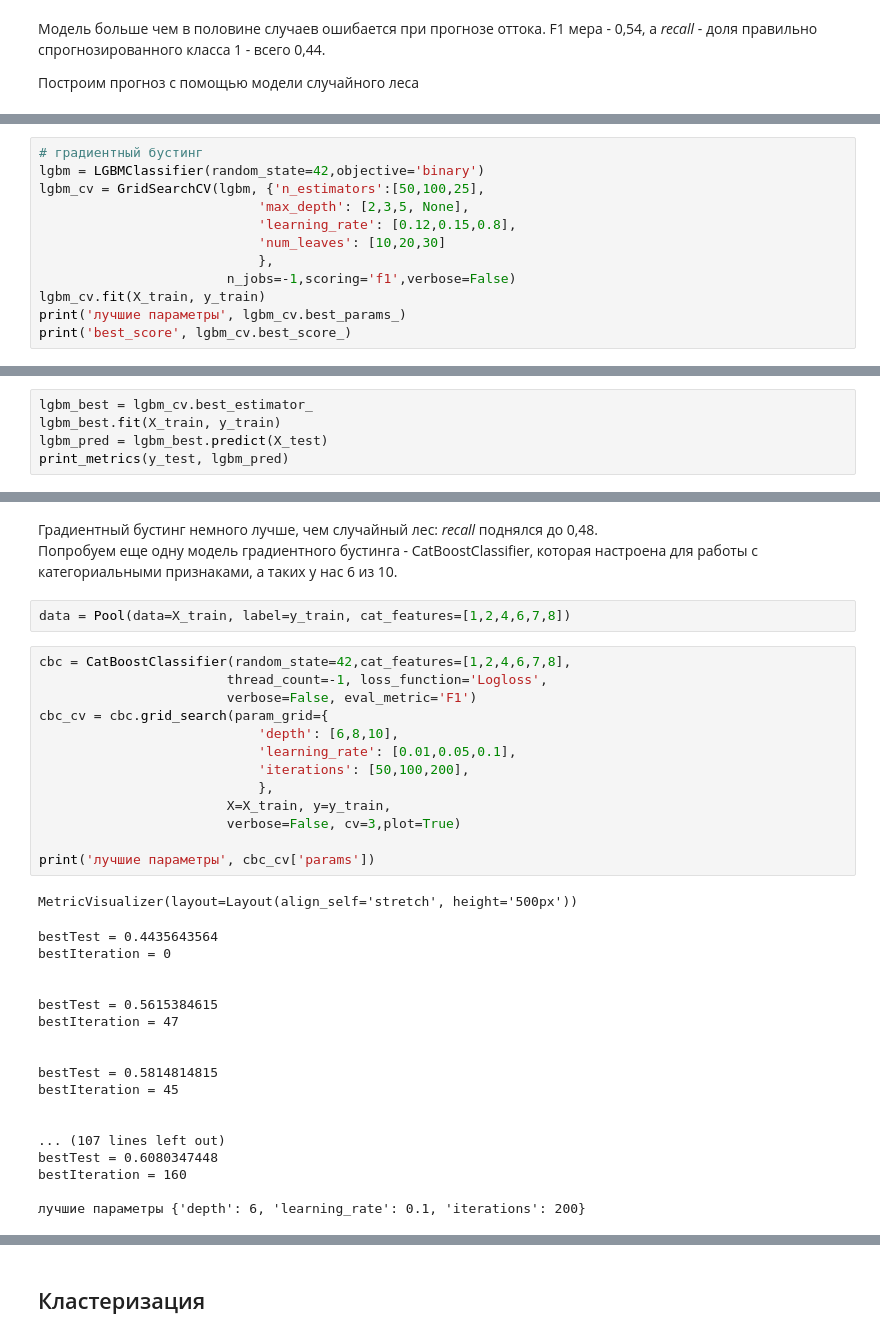
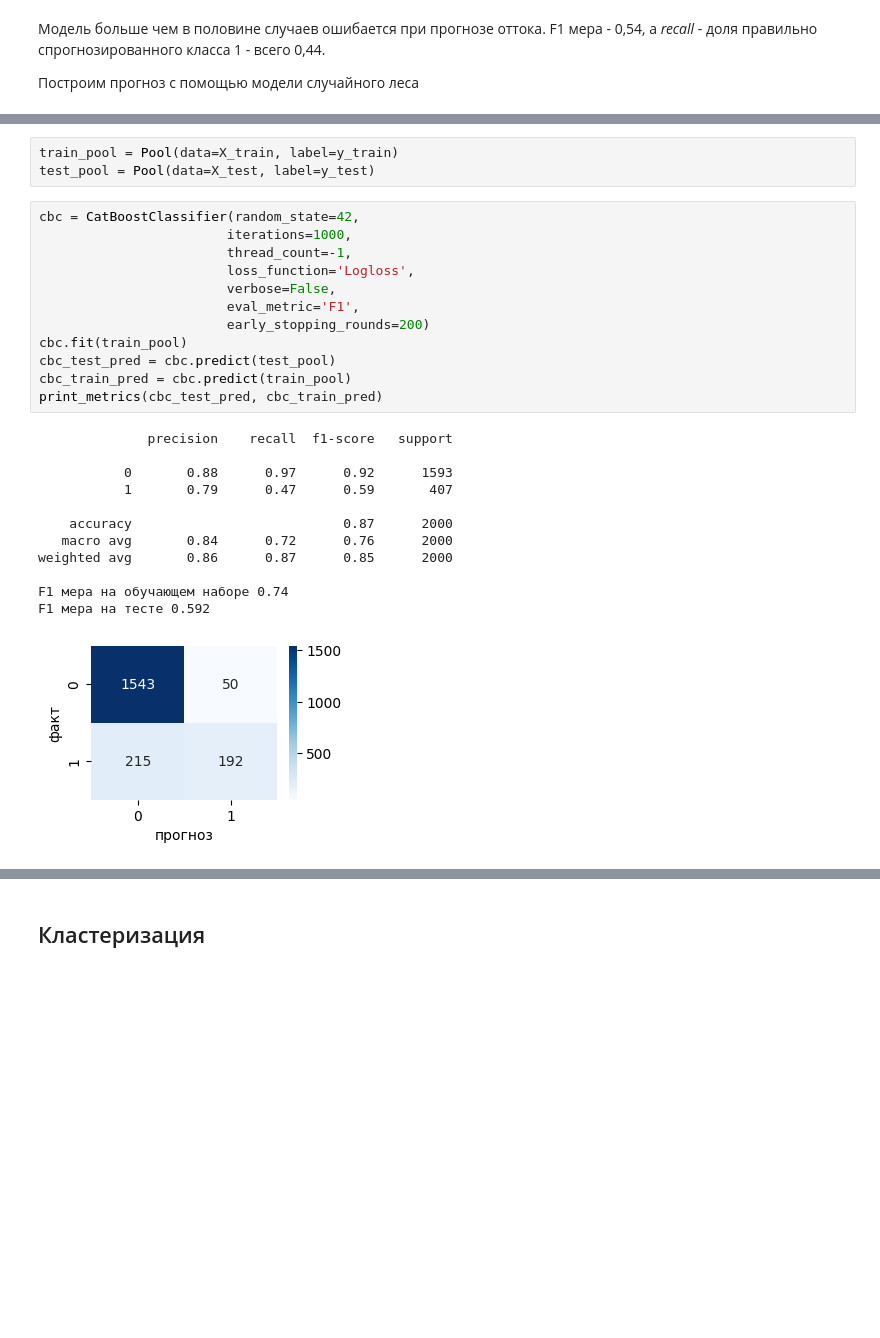
Before and after one commit to KrasBoris/ML_projects, a Jupyter notebook: bank_churn.ipynb, the cells around one changed output, grey strips where cells are left out. Cells and saved outputs as stored; diff of their text form; blank space fills up the shorter version.

```diff
--- a/bank_churn.ipynb
+++ b/bank_churn.ipynb
@@ -284,12 +287,0 @@ df_le[cat_col] = df_le[cat_col].astype('category')
-# %%
-# градиентный бустинг
-lgbm = LGBMClassifier(random_state=42,objective='binary')
-lgbm_cv = GridSearchCV(lgbm, {'n_estimators':[50,100,25],
-                            'max_depth': [2,3,5, None],
-                            'learning_rate': [0.12,0.15,0.8],
-                            'num_leaves': [10,20,30]
-                            },
-                        n_jobs=-1,scoring='f1',verbose=False)
-lgbm_cv.fit(X_train, y_train)
-print('лучшие параметры', lgbm_cv.best_params_)
-print('best_score', lgbm_cv.best_score_)
@@ -307,5 +287,0 @@ best_score 0.5962494631811867
-# %%
-lgbm_best = lgbm_cv.best_estimator_
-lgbm_best.fit(X_train, y_train)
-lgbm_pred = lgbm_best.predict(X_test)
-print_metrics(y_test, lgbm_pred)
@@ -332,37 +288,28 @@ roc_auc 0.725
-# %% [markdown]
-Градиентный бустинг немного лучше, чем случайный лес: *recall* поднялся до 0,48.
-Попробуем еще одну модель градиентного бустинга - CatBoostClassifier, которая настроена для работы с категориальными признаками, а таких у нас 6 из 10.
 # %%
-data = Pool(data=X_train, label=y_train, cat_features=[1,2,4,6,7,8])
+train_pool = Pool(data=X_train, label=y_train)
+test_pool = Pool(data=X_test, label=y_test)
 # %%
-cbc = CatBoostClassifier(random_state=42,cat_features=[1,2,4,6,7,8],
-                        thread_count=-1, loss_function='Logloss',
-                        verbose=False, eval_metric='F1')
-cbc_cv = cbc.grid_search(param_grid={
-                            'depth': [6,8,10],
-                            'learning_rate': [0.01,0.05,0.1],
-                            'iterations': [50,100,200],
-                            },
-                        X=X_train, y=y_train,
-                        verbose=False, cv=3,plot=True)
-
-print('лучшие параметры', cbc_cv['params'])
+cbc = CatBoostClassifier(random_state=42,
+                        iterations=1000,
+                        thread_count=-1,
+                        loss_function='Logloss',
+                        verbose=False,
+                        eval_metric='F1',
+                        early_stopping_rounds=200)
+cbc.fit(train_pool)
+cbc_test_pred = cbc.predict(test_pool)
+cbc_train_pred = cbc.predict(train_pool)
+print_metrics(cbc_test_pred, cbc_train_pred)
 # %% [output]
-MetricVisualizer(layout=Layout(align_self='stretch', height='500px'))
+              precision    recall  f1-score   support
+
+           0       0.88      0.97      0.92      1593
+           1       0.79      0.47      0.59       407
+
+    accuracy                           0.87      2000
+   macro avg       0.84      0.72      0.76      2000
+weighted avg       0.86      0.87      0.85      2000
+
+F1 мера на обучающем наборе 0.74
+F1 мера на тесте 0.592
-bestTest = 0.4435643564
-bestIteration = 0
-
-
-bestTest = 0.5615384615
-bestIteration = 47
-
-
-bestTest = 0.5814814815
-bestIteration = 45
-
-
-... (107 lines left out)
-bestTest = 0.6080347448
-bestIteration = 160
-
-лучшие параметры {'depth': 6, 'learning_rate': 0.1, 'iterations': 200}
+[figure, added]
```
Also changed, not shown: parts of 18 cells of this notebook.
